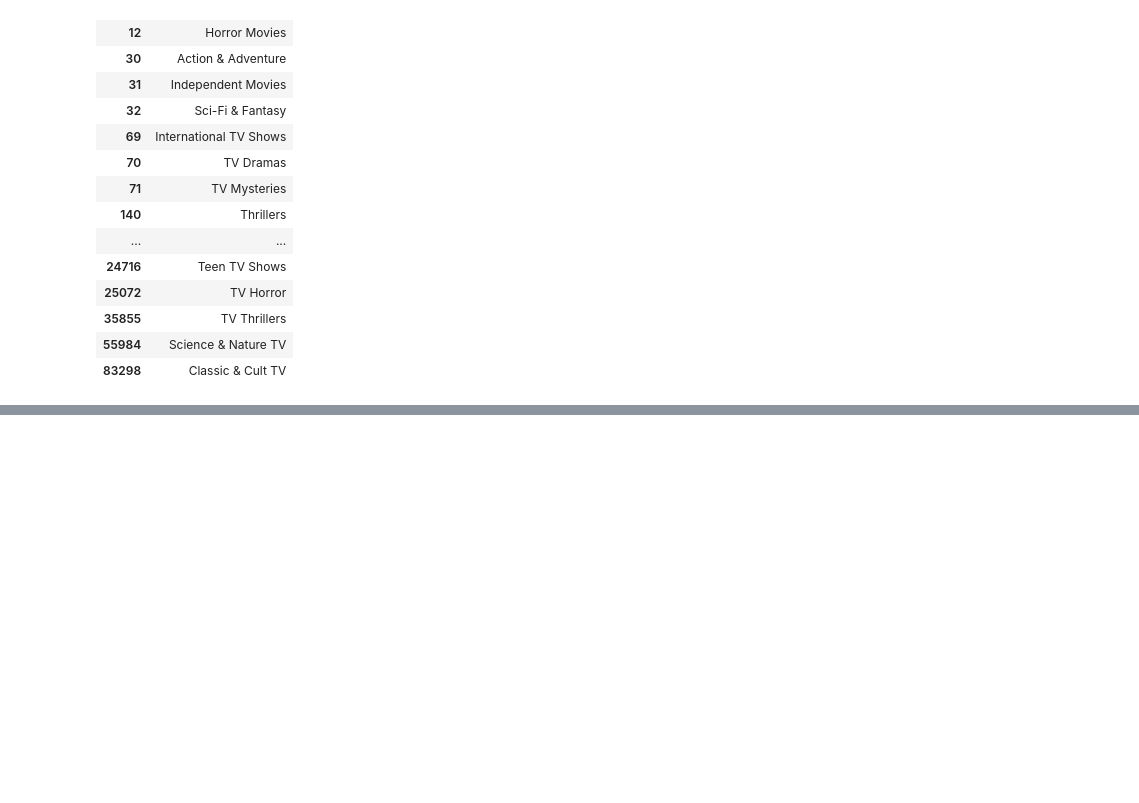
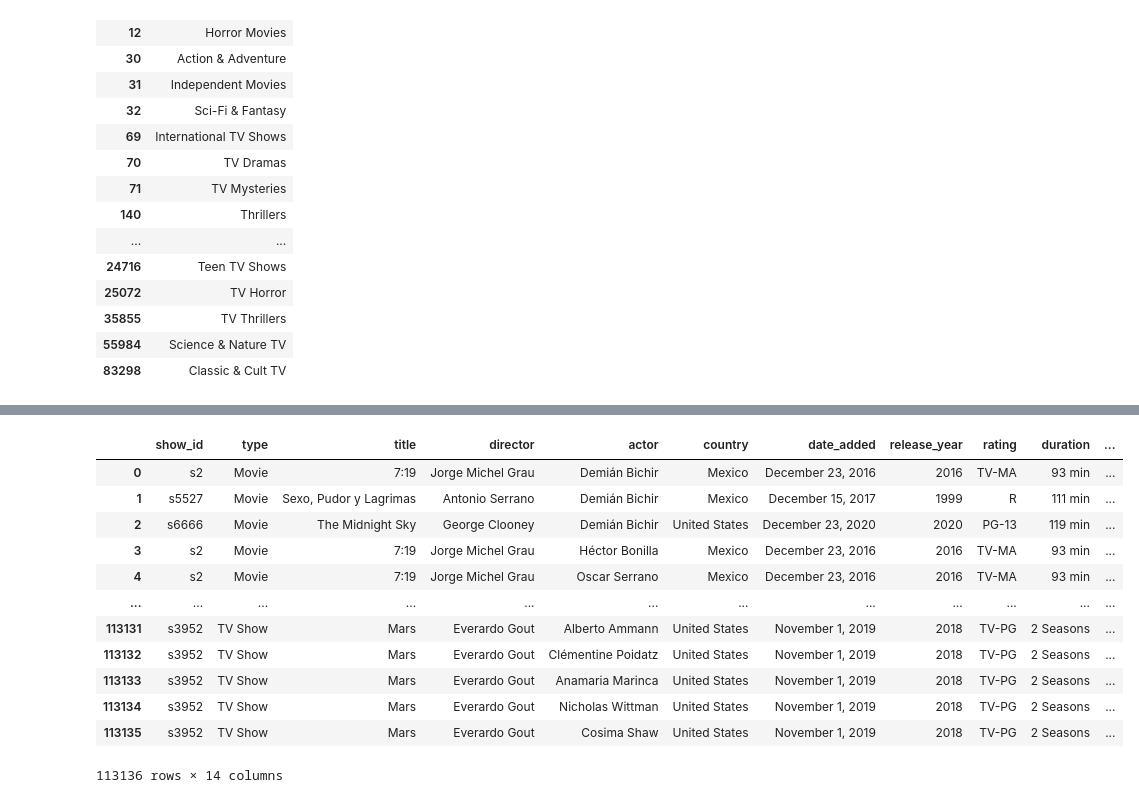
Before and after one commit to ytran010/Netflix-ETL-Challenge, a Jupyter notebook: Main.ipynb, the cells around one changed output, grey strips where cells are left out. Drawn from its saved outputs; the diff is of its cells as text; code cells hidden in the pictures; blank space fills up the shorter version.

```diff
--- a/Main.ipynb
+++ b/Main.ipynb
@@ -287,0 +255,3 @@ genre_df
+# %%
+genre_sql = pd.read_sql('SELECT * FROM genres', conn)
+genre_sql
@@ -287,0 +346,19 @@ genre_df
+# %%
+relations_df = pd.merge(relations_df, genre_sql, on='genre', how = 'outer')
+
+relations_df = relations_df.rename(columns={'id':'genre_id'})
+relations_df
+# %% [output]
+|  | show_id | type | title | director | actor | country | date_added | release_year | rating | duration | ... |
+| 0 | s2 | Movie | 7:19 | Jorge Michel Grau | Demián Bichir | Mexico | December 23, 2016 | 2016 | TV-MA | 93 min | ... |
+| 1 | s5527 | Movie | Sexo, Pudor y Lagrimas | Antonio Serrano | Demián Bichir | Mexico | December 15, 2017 | 1999 | R | 111 min | ... |
+| 2 | s6666 | Movie | The Midnight Sky | George Clooney | Demián Bichir | United States | December 23, 2020 | 2020 | PG-13 | 119 min | ... |
+| 3 | s2 | Movie | 7:19 | Jorge Michel Grau | Héctor Bonilla | Mexico | December 23, 2016 | 2016 | TV-MA | 93 min | ... |
+| 4 | s2 | Movie | 7:19 | Jorge Michel Grau | Oscar Serrano | Mexico | December 23, 2016 | 2016 | TV-MA | 93 min | ... |
+| ... | ... | ... | ... | ... | ... | ... | ... | ... | ... | ... | ... |
+| 113131 | s3952 | TV Show | Mars | Everardo Gout | Alberto Ammann | United States | November 1, 2019 | 2018 | TV-PG | 2 Seasons | ... |
+| 113132 | s3952 | TV Show | Mars | Everardo Gout | Clémentine Poidatz | United States | November 1, 2019 | 2018 | TV-PG | 2 Seasons | ... |
+| 113133 | s3952 | TV Show | Mars | Everardo Gout | Anamaria Marinca | United States | November 1, 2019 | 2018 | TV-PG | 2 Seasons | ... |
+| 113134 | s3952 | TV Show | Mars | Everardo Gout | Nicholas Wittman | United States | November 1, 2019 | 2018 | TV-PG | 2 Seasons | ... |
+| 113135 | s3952 | TV Show | Mars | Everardo Gout | Cosima Shaw | United States | November 1, 2019 | 2018 | TV-PG | 2 Seasons | ... |
+113136 rows × 14 columns
```
Also changed, not shown: parts of 25 cells of this notebook, 5 other files.
